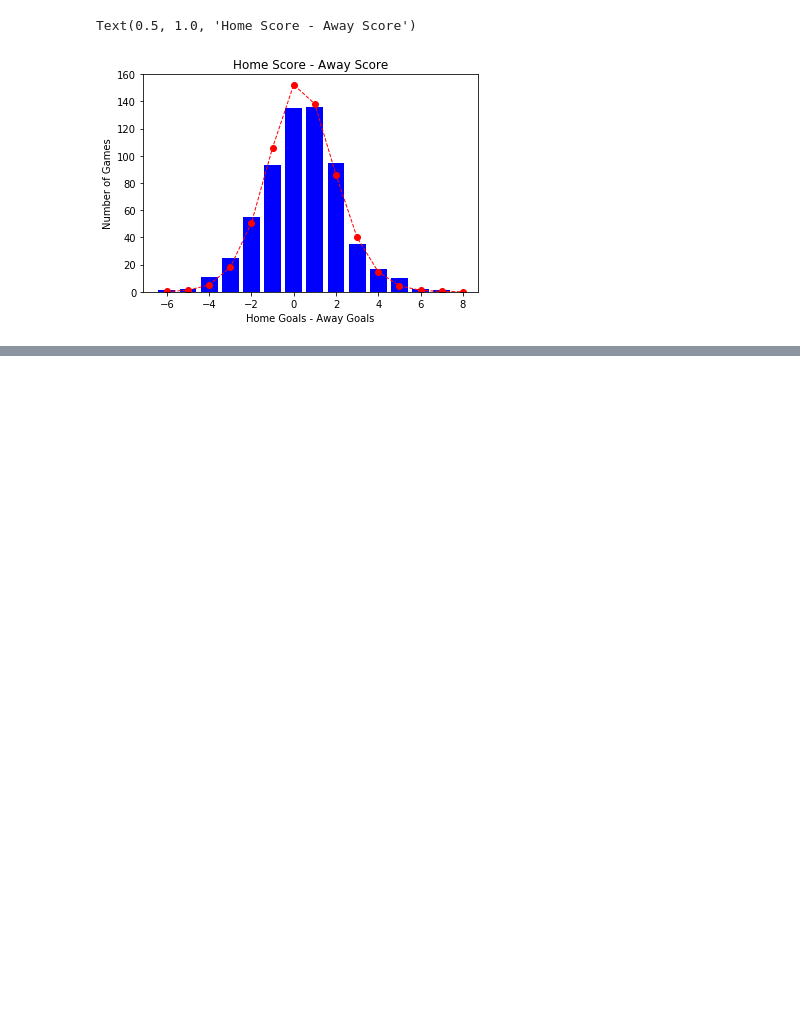
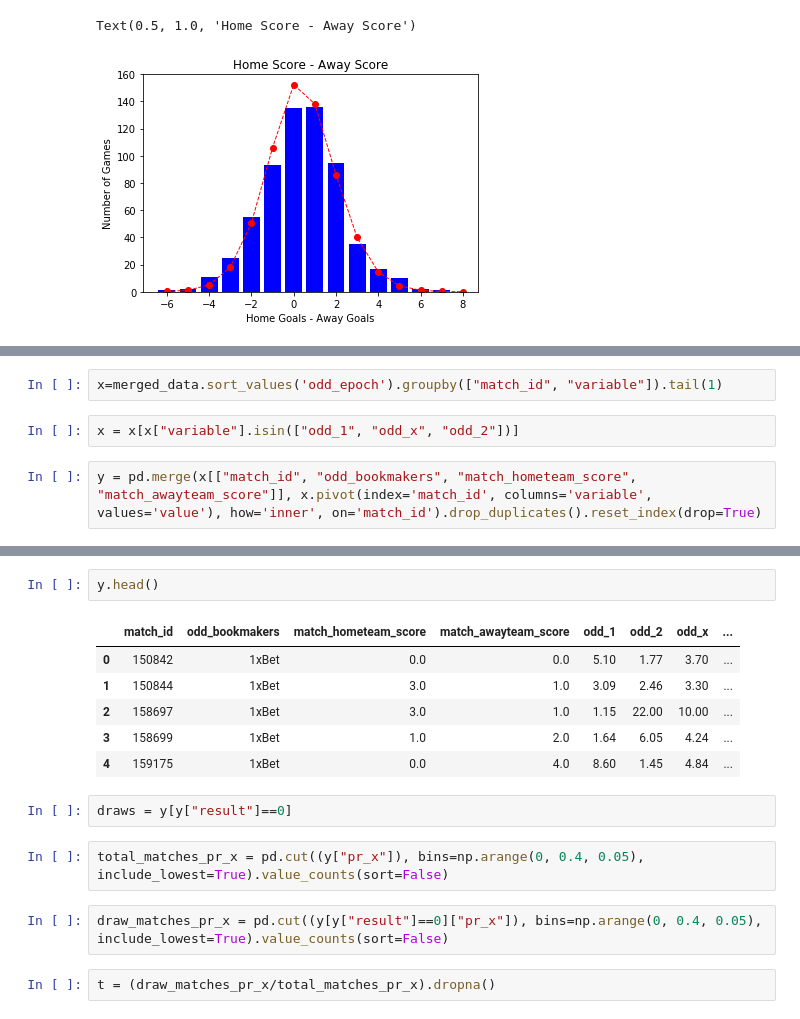
Before and after one commit to BU-IE-582/fall19-omarburk, a Jupyter notebook: IE582_HW1.ipynb, the cells around one changed output, grey strips where cells are left out. Drawn from its saved outputs; the diff is of its cells as text; blank space fills up the shorter version.

```diff
--- a/IE582_HW1.ipynb
+++ b/IE582_HW1.ipynb
@@ -144,0 +157,6 @@ Text(0.5, 1.0, 'Home Score - Away Score')
+# %%
+x=merged_data.sort_values('odd_epoch').groupby(["match_id", "variable"]).tail(1)
+# %%
+x = x[x["variable"].isin(["odd_1", "odd_x", "odd_2"])]
+# %%
+y = pd.merge(x[["match_id", "odd_bookmakers", "match_hometeam_score", "match_awayteam_score"]], x.pivot(index='match_id', columns='variable', values='value'), how='inner', on='match_id').drop_duplicates().reset_index(drop=True)
@@ -144,0 +173,17 @@ Text(0.5, 1.0, 'Home Score - Away Score')
+# %%
+y.head()
+# %% [output]
+|  | match_id | odd_bookmakers | match_hometeam_score | match_awayteam_score | odd_1 | odd_2 | odd_x | ... |
+| 0 | 150842 | 1xBet | 0.0 | 0.0 | 5.10 | 1.77 | 3.70 | ... |
+| 1 | 150844 | 1xBet | 3.0 | 1.0 | 3.09 | 2.46 | 3.30 | ... |
+| 2 | 158697 | 1xBet | 3.0 | 1.0 | 1.15 | 22.00 | 10.00 | ... |
+| 3 | 158699 | 1xBet | 1.0 | 2.0 | 1.64 | 6.05 | 4.24 | ... |
+| 4 | 159175 | 1xBet | 0.0 | 4.0 | 8.60 | 1.45 | 4.84 | ... |
+# %%
+draws = y[y["result"]==0]
+# %%
+total_matches_pr_x = pd.cut((y["pr_x"]), bins=np.arange(0, 0.4, 0.05), include_lowest=True).value_counts(sort=False)
+# %%
+draw_matches_pr_x = pd.cut((y[y["result"]==0]["pr_x"]), bins=np.arange(0, 0.4, 0.05), include_lowest=True).value_counts(sort=False)
+# %%
+t = (draw_matches_pr_x/total_matches_pr_x).dropna()
```
Also changed, not shown: parts of 19 cells of this notebook.
